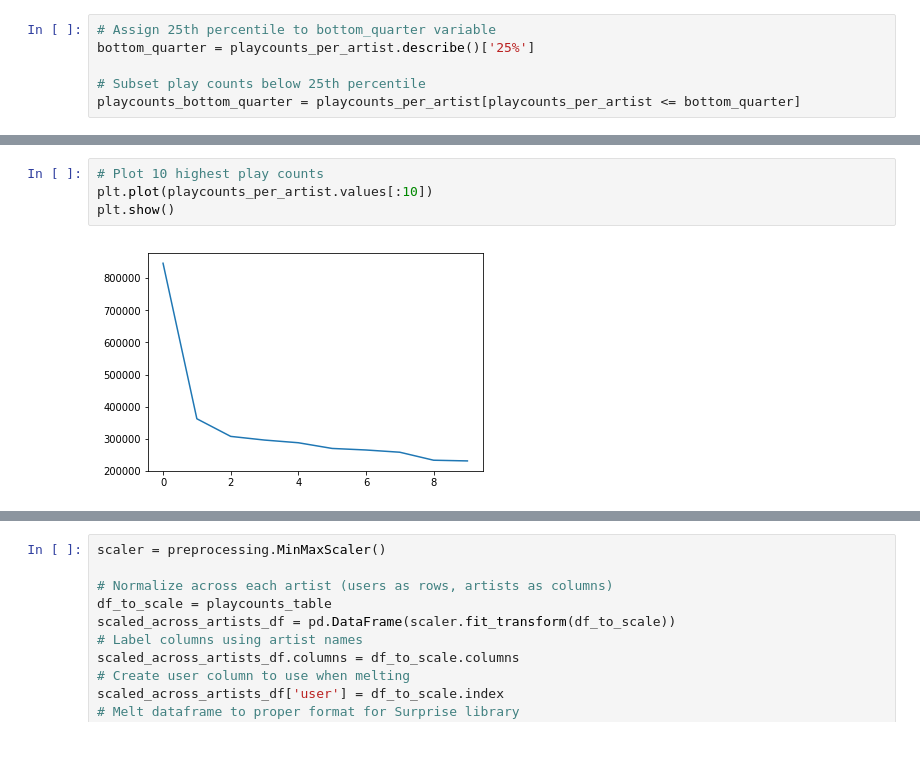
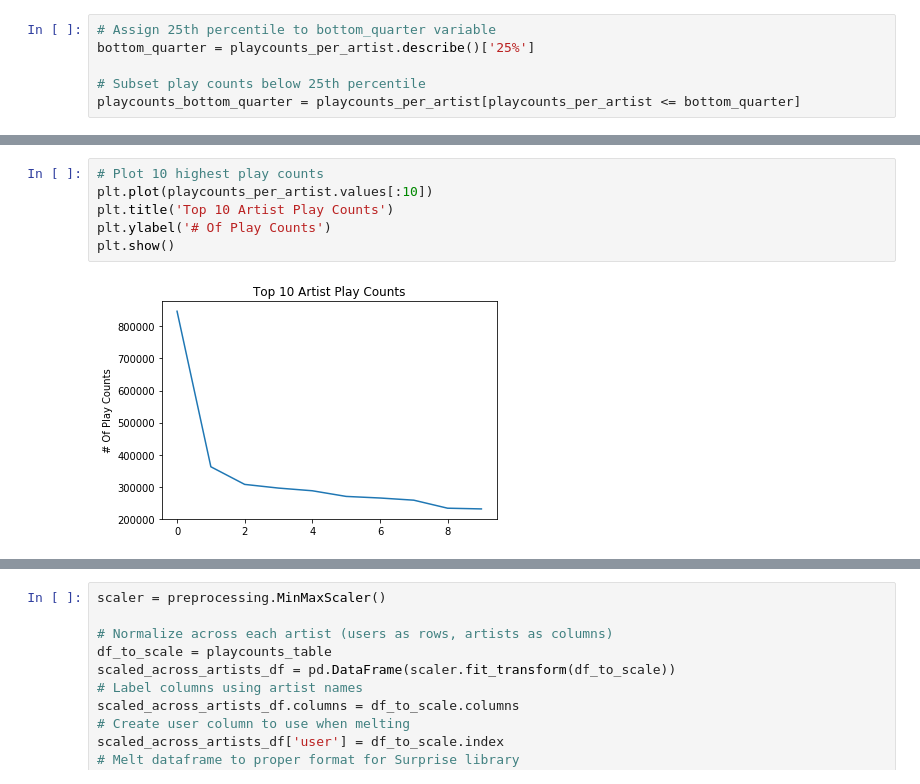
Before and after one commit to hussain-jafari/lastfm-recommender-system, a Jupyter notebook: recommendersystem.ipynb, the cells around one changed output, grey strips where cells are left out. Cells and saved outputs as stored; diff of their text form; blank space fills up the shorter version.

```diff
--- a/recommendersystem.ipynb
+++ b/recommendersystem.ipynb
@@ -131,6 +142,8 @@ len(playcounts_per_artist)
 # %%
 # Plot 10 highest play counts
 plt.plot(playcounts_per_artist.values[:10])
+plt.title('Top 10 Artist Play Counts')
+plt.ylabel('# Of Play Counts')
 plt.show()
 # %% [output]
-[figure, old version]
+[figure, new version]
```
Also changed, not shown: parts of 39 cells of this notebook.
